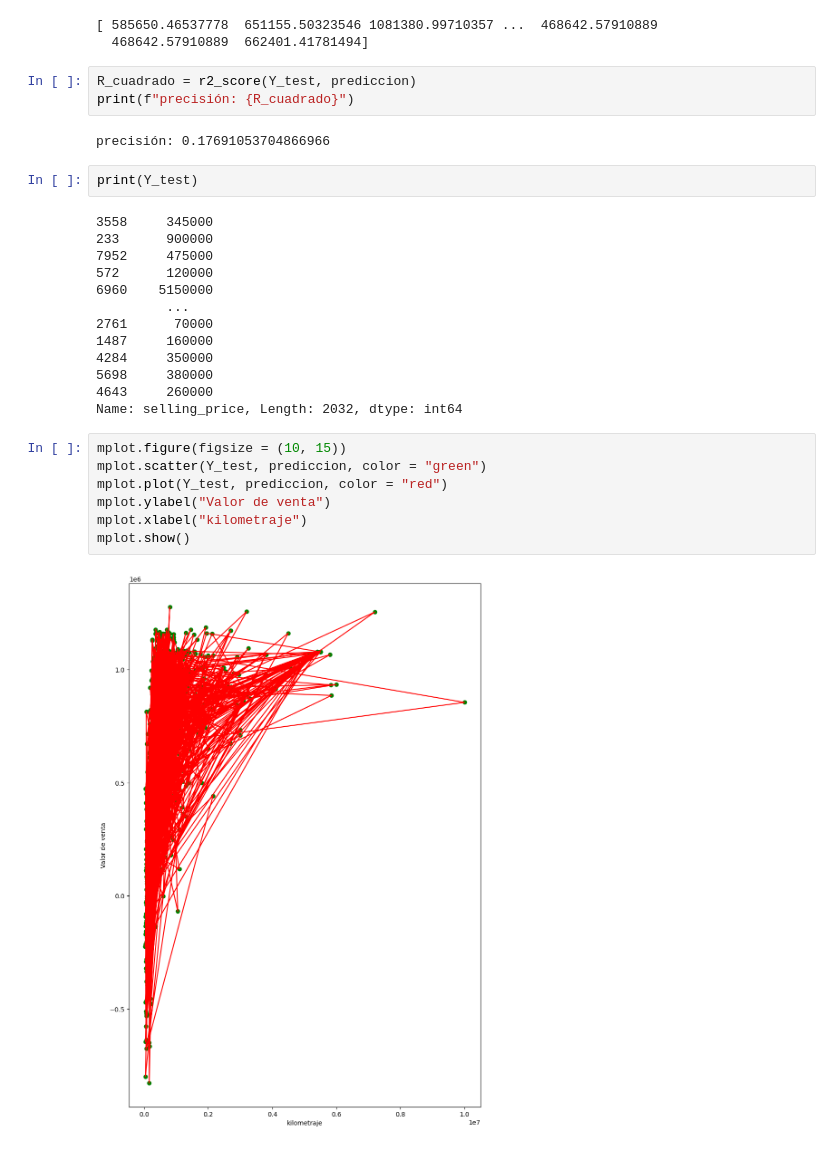
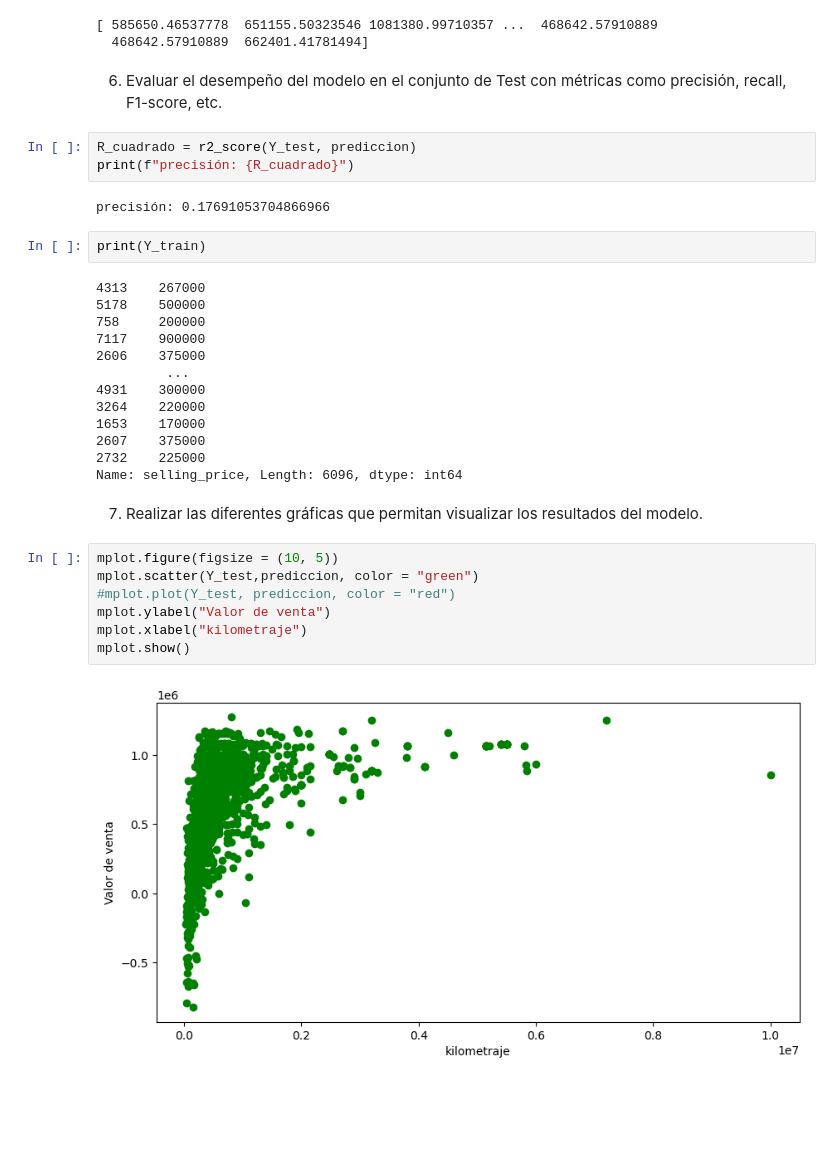
Before and after one commit to FelixRosalesG/ProyectoAlgoritmosSupervisado, a Jupyter notebook: RegresionLinealT3.ipynb, the cells around one changed output. Saved outputs shown, nothing was run; the diff lists cells and outputs as text; blank space fills up the shorter version.

Commit message:
Entrenando el modelo

```diff
--- a/RegresionLinealT3.ipynb
+++ b/RegresionLinealT3.ipynb
@@ -229,32 +240,36 @@ print(prediccion)
 # %% [output]
 [ 585650.46537778  651155.50323546 1081380.99710357 ...  468642.57910889
   468642.57910889  662401.41781494]
+# %% [markdown]
+6. Evaluar el desempeño del modelo en el conjunto de Test con métricas como precisión, recall, F1-score, etc.
 # %%
 R_cuadrado = r2_score(Y_test, prediccion)
 print(f"precisión: {R_cuadrado}")
 # %% [output]
 precisión: 0.17691053704866966
 # %%
-print(Y_test)
+print(Y_train)
 # %% [output]
-3558     345000
-233      900000
-7952     475000
-572      120000
-6960    5150000
+4313    267000
+5178    500000
+758     200000
+7117    900000
+2606    375000
          ...
-2761      70000
-1487     160000
-4284     350000
-5698     380000
-4643     260000
-Name: selling_price, Length: 2032, dtype: int64
+4931    300000
+3264    220000
+1653    170000
+2607    375000
+2732    225000
+Name: selling_price, Length: 6096, dtype: int64
+# %% [markdown]
+7. Realizar las diferentes gráficas que permitan visualizar los resultados del modelo.
 # %%
-mplot.figure(figsize = (10, 15))
-mplot.scatter(Y_test, prediccion, color = "green")
-mplot.plot(Y_test, prediccion, color = "red")
+mplot.figure(figsize = (10, 5))
+mplot.scatter(Y_test,prediccion, color = "green")
+#mplot.plot(Y_test, prediccion, color = "red")
 mplot.ylabel("Valor de venta")
 mplot.xlabel("kilometraje")
 mplot.show()
 # %% [output]
-[figure, old version]
+[figure, new version]
```
Also changed, not shown: parts of 10 cells of this notebook, 4 other files.
